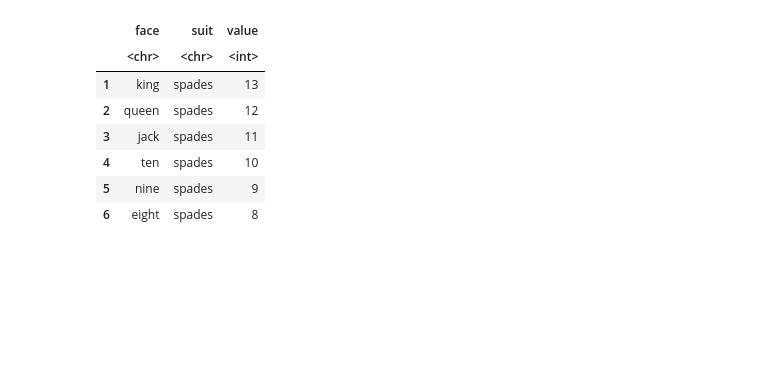
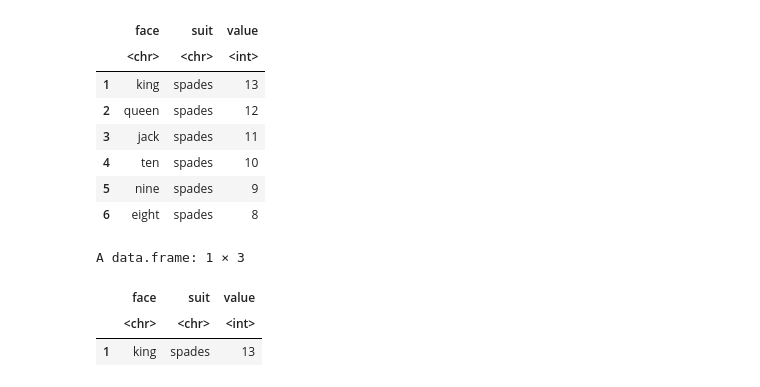
Before and after one commit to SamGombs20/learningR, a Jupyter notebook: code/learning_R.ipynb, the cells around one changed output. Saved outputs shown, nothing was run; the diff lists cells and outputs as text; code cells hidden in the pictures; blank space fills up the shorter version.

```diff
--- a/code/learning_R.ipynb
+++ b/code/learning_R.ipynb
@@ -318,3 +319,13 @@ A data.frame: 6 × 3
 | 4 | ten | spades | 10 |
 | 5 | nine | spades | 9 |
 | 6 | eight | spades | 8 |
+# %%
+deal <- function(cards) {
+    cards[1,]
+}
+deal(deck)
+# %% [output]
+A data.frame: 1 × 3
+|  | face | suit | value |
+|  | <chr> | <chr> | <int> |
+| 1 | king | spades | 13 |
```
Also changed, not shown: parts of 12 cells of this notebook, 1 other file.
